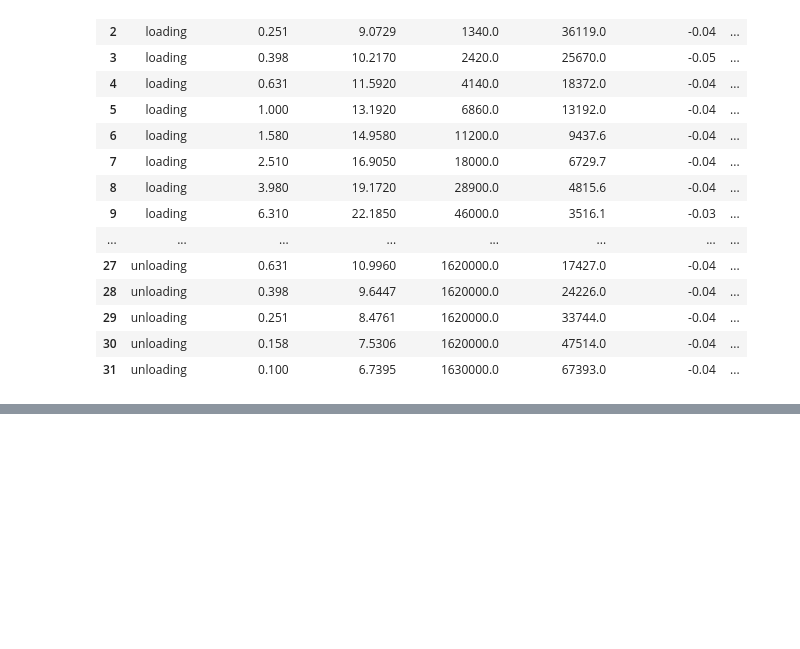
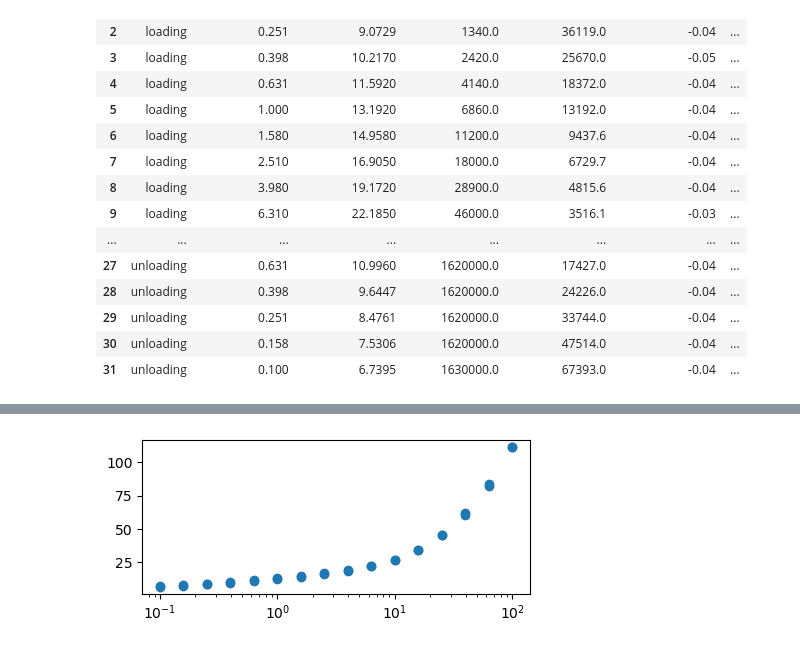
Before and after one commit to saabirpetker/trypy, a Jupyter notebook: trypy_tutorials/books/plot_csv.ipynb, the cells around one changed output, grey strips where cells are left out. Drawn from its saved outputs; the diff is of its cells as text; code cells hidden in the pictures; blank space fills up the shorter version.

```diff
--- a/trypy_tutorials/books/plot_csv.ipynb
+++ b/trypy_tutorials/books/plot_csv.ipynb
@@ -235,0 +245,24 @@ How nice. You should come back to this yourself later... and play around
+# %%
+df=dataframe("../data/ACS2/GR4SM32.csv")
+
+#Let's turn our data into a numpy array, like the np.linspace object we made in supersimpleplots
+xs=df.loc[:,['Shear Rate[1/s]']] #print these to see what we've done
+ys=df.loc[:,['Shear Stress[Pa]']]
+xlab=list(xs.columns) #our labels :)
+ylab=list(ys.columns)
+
+xs=xs.to_numpy() #print to see these too
+ys=ys.to_numpy()
+
+#cols=list(df.columns)
+#print(cols)
+#print(numdf)
+
+fig, ax1 = plt.subplots(figsize=(5,2))
+ax1.scatter(xs,ys)
+ax1.set_xscale("log")
+
+plt.show()
+#Okay this is basically just what we had before... Let's try separate loading and unloading again.
+# %% [output]
+[figure, added]
```
Also changed, not shown: parts of 15 cells of this notebook.
